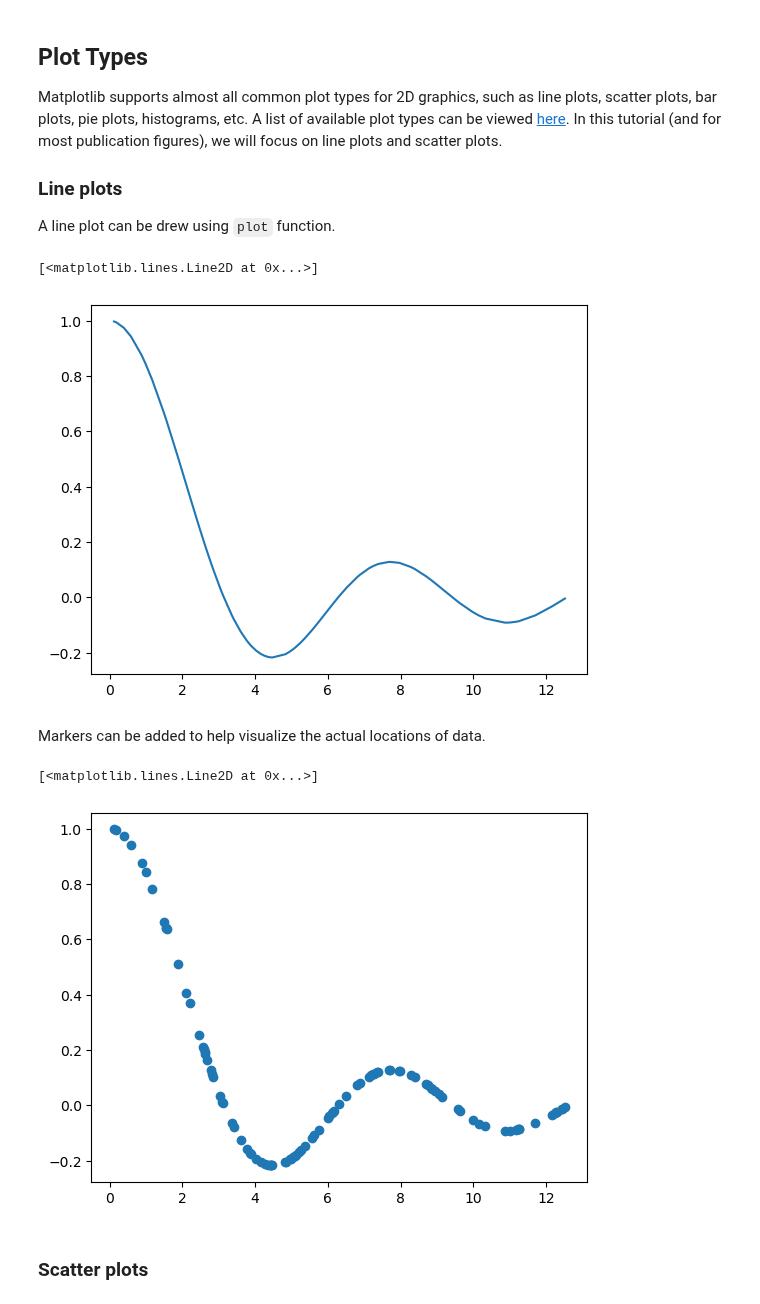
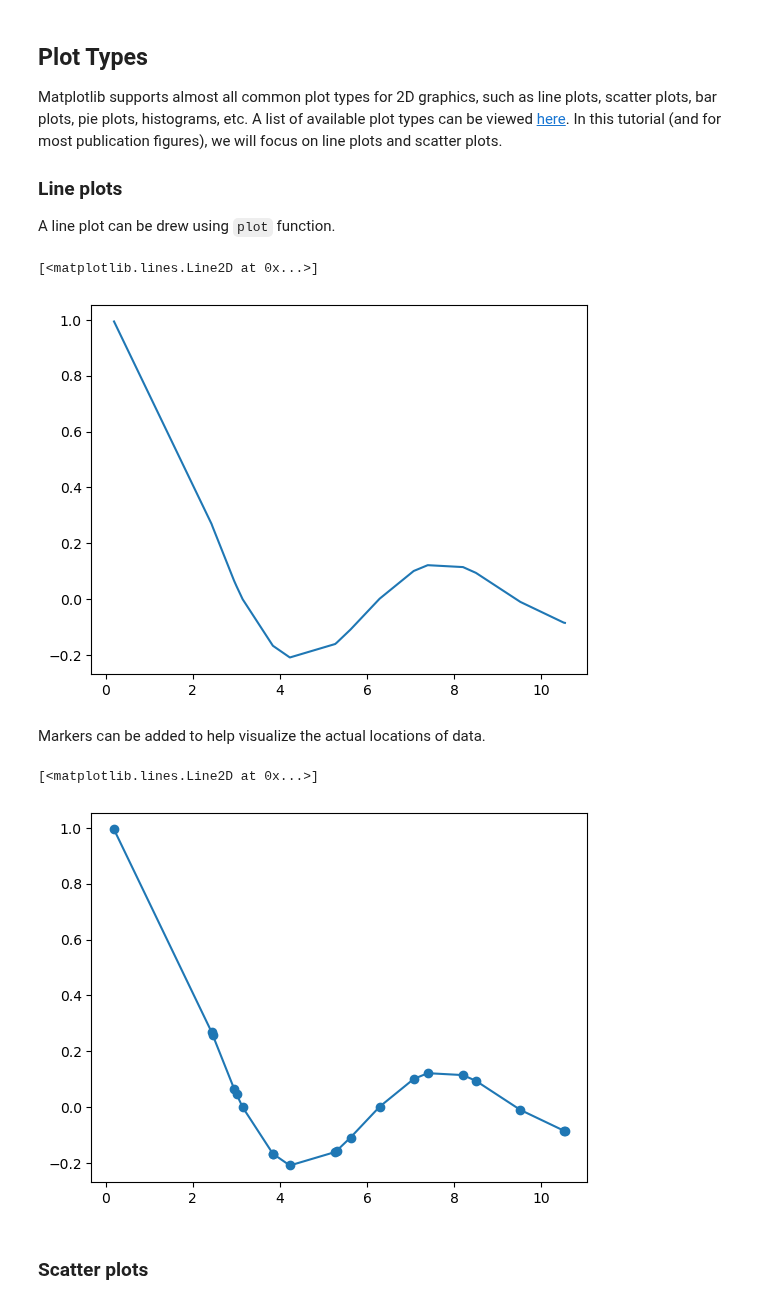
Before and after one commit to liuyxpp/XDSY118019, a Jupyter notebook: notebooks/04_python_plotting.ipynb, the cells around one changed output. Drawn from its saved outputs; the diff is of its cells as text; code cells hidden in the pictures.

```diff
--- a/notebooks/04_python_plotting.ipynb
+++ b/notebooks/04_python_plotting.ipynb
@@ -55,7 +55,7 @@ def h(x):
     return y / np.max(y)
 # %%
 # Generate some data to plot
-N = 100
+N = 20
 # x = np.linspace(0, 4*np.pi, N)
 x = np.sort(np.random.uniform(0, 4*np.pi, N))
 # x = np.random.uniform(0, 4*np.pi, N)
@@ -64,14 +64,14 @@ y = f(x)
 plt.plot(x, y)
 # %% [output]
 [<matplotlib.lines.Line2D at 0x...>]
-[figure, old version]
+[figure, new version]
 # %% [markdown]
 Markers can be added to help visualize the actual locations of data.
 # %%
-plt.plot(x, y, 'o')
+plt.plot(x, y, 'o-')
 # %% [output]
 [<matplotlib.lines.Line2D at 0x...>]
-[figure, old version]
+[figure, new version]
 # %% [markdown]
 ### Scatter plots
 # %% [markdown]
```
Also changed, not shown: parts of 16 cells of this notebook, 3 other files.
